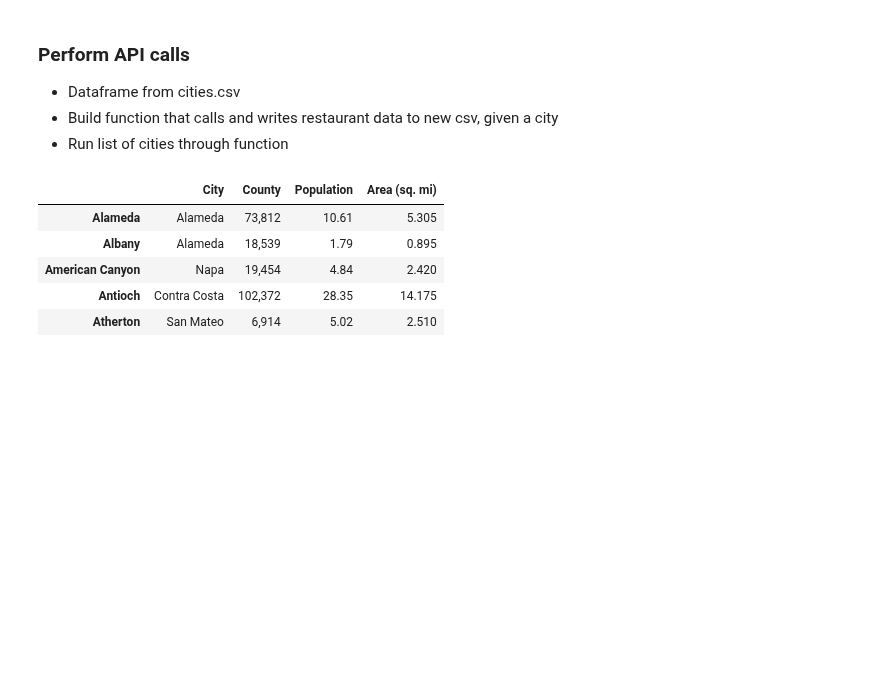
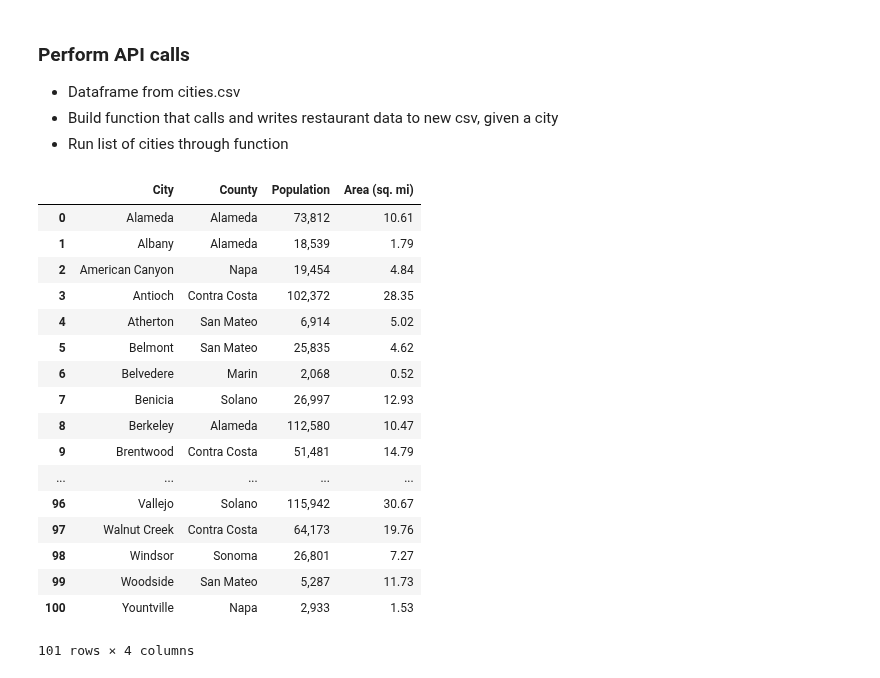
Before and after one commit to lquasem/Project-1, a Jupyter notebook: city_calls_rating.ipynb, the cells around one changed output. Drawn from its saved outputs; the diff is of its cells as text; code cells hidden in the pictures; blank space fills up the shorter version.

```diff
--- a/city_calls_rating.ipynb
+++ b/city_calls_rating.ipynb
@@ -27,14 +27,26 @@ from api_keys import api_key
 # %%
 # Create dataframe from csv file
 cities_df = pd.read_csv("Resources/cities.csv", names=["City", "County", "Population", "Area (sq. mi)"])
-cities_df.head()
+cities_df
 # %% [output]
 |  | City | County | Population | Area (sq. mi) |
-| Alameda | Alameda | 73,812 | 10.61 | 5.305 |
-| Albany | Alameda | 18,539 | 1.79 | 0.895 |
-| American Canyon | Napa | 19,454 | 4.84 | 2.420 |
-| Antioch | Contra Costa | 102,372 | 28.35 | 14.175 |
-| Atherton | San Mateo | 6,914 | 5.02 | 2.510 |
+| 0 | Alameda | Alameda | 73,812 | 10.61 |
+| 1 | Albany | Alameda | 18,539 | 1.79 |
+| 2 | American Canyon | Napa | 19,454 | 4.84 |
+| 3 | Antioch | Contra Costa | 102,372 | 28.35 |
+| 4 | Atherton | San Mateo | 6,914 | 5.02 |
+| 5 | Belmont | San Mateo | 25,835 | 4.62 |
+| 6 | Belvedere | Marin | 2,068 | 0.52 |
+| 7 | Benicia | Solano | 26,997 | 12.93 |
+| 8 | Berkeley | Alameda | 112,580 | 10.47 |
+| 9 | Brentwood | Contra Costa | 51,481 | 14.79 |
+| ... | ... | ... | ... | ... |
+| 96 | Vallejo | Solano | 115,942 | 30.67 |
+| 97 | Walnut Creek | Contra Costa | 64,173 | 19.76 |
+| 98 | Windsor | Sonoma | 26,801 | 7.27 |
+| 99 | Woodside | San Mateo | 5,287 | 11.73 |
+| 100 | Yountville | Napa | 2,933 | 1.53 |
+101 rows × 4 columns
 # %%
 # Function returns up to 1000 restaurant listings for input city sorted by Yelp-adjusted best rating
 def get_restaurants_rating(city, api_key):
```
Also changed, not shown: parts of 8 cells of this notebook, 4 other files.
